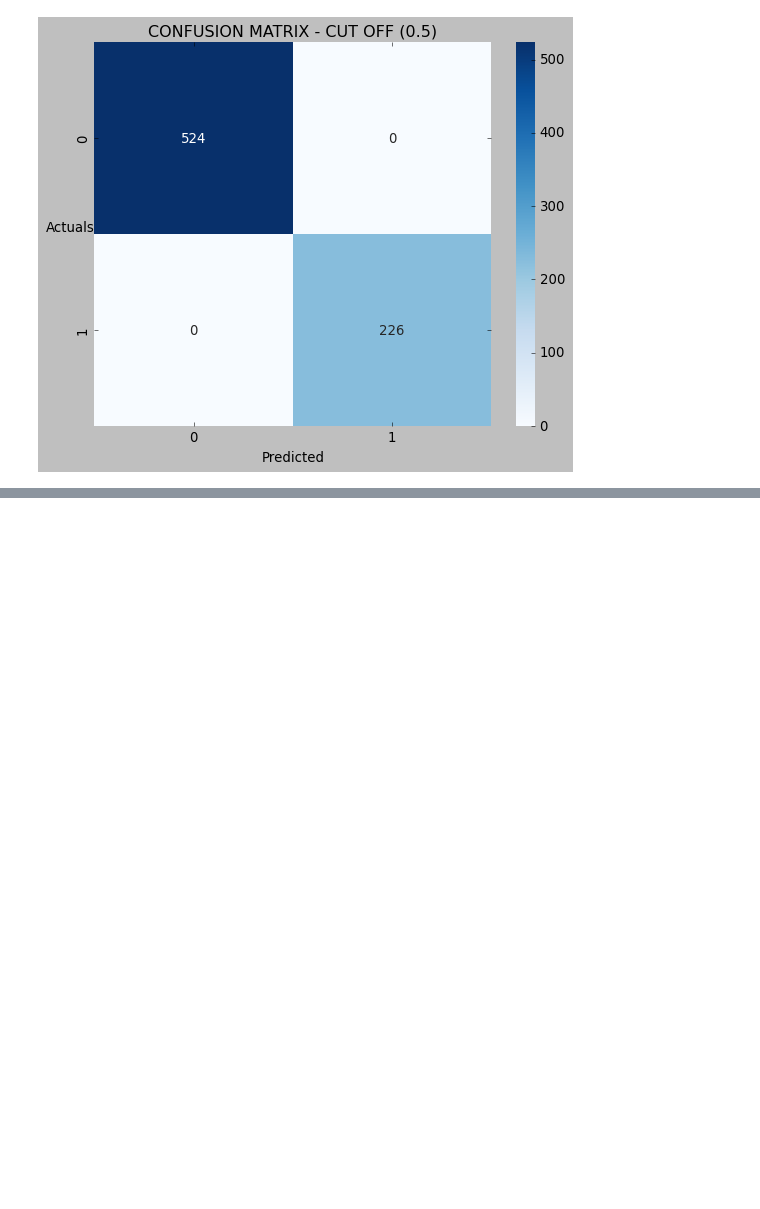
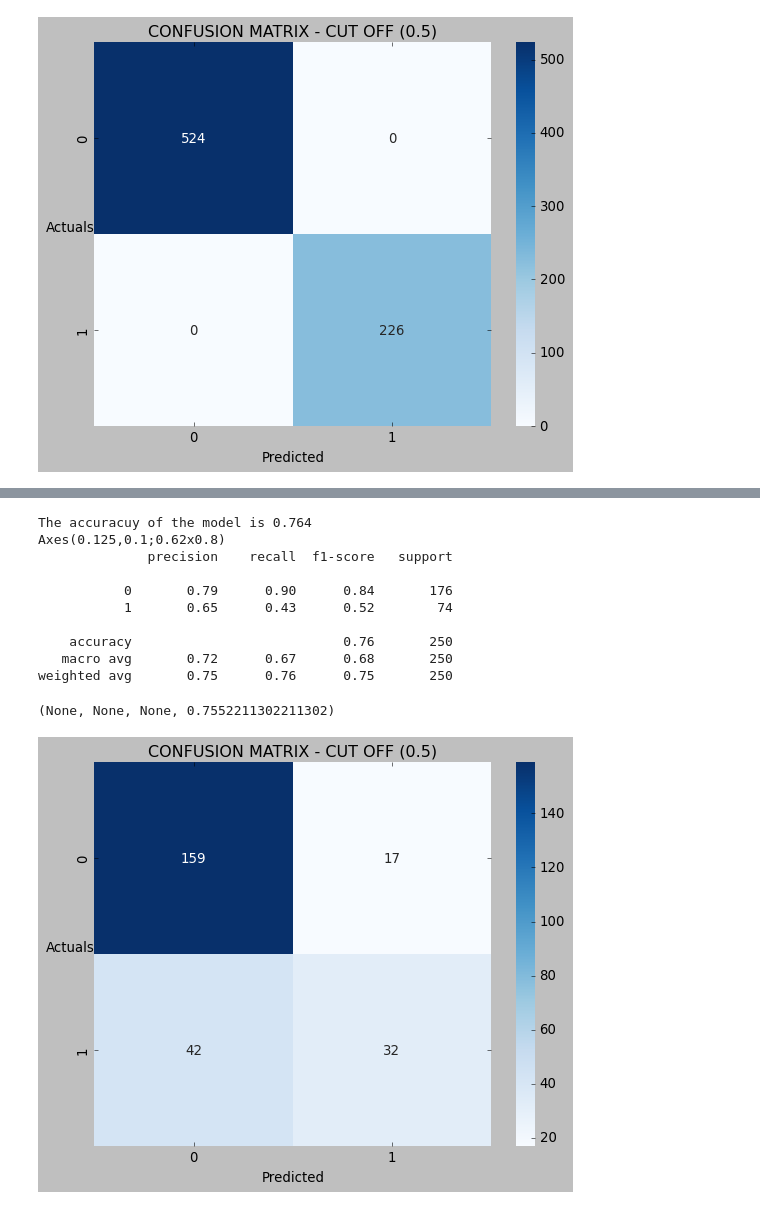
Before and after one commit to HitenDewangan/DataScience-AIML, a Jupyter notebook: Machine Learning/DecisionTree.ipynb, the cells around one changed output, grey strips where cells are left out. Saved outputs shown, nothing was run; the diff lists cells and outputs as text; code cells hidden in the pictures; blank space fills up the shorter version.

```diff
--- a/Machine Learning/DecisionTree.ipynb
+++ b/Machine Learning/DecisionTree.ipynb
@@ -715,0 +792,15 @@ weighted avg       0.76      0.77      0.76       250
+# %%
+evaluate_test_model(GB_Boost)
+# %% [output]
+The accuracuy of the model is 0.764
+Axes(0.125,0.1;0.62x0.8)
+              precision    recall  f1-score   support
+
+           0       0.79      0.90      0.84       176
+           1       0.65      0.43      0.52        74
+
+    accuracy                           0.76       250
+   macro avg       0.72      0.67      0.68       250
+weighted avg       0.75      0.76      0.75       250
+(None, None, None, 0.7552211302211302)
+[figure, added]
```
Also changed, not shown: parts of 31 cells of this notebook.
